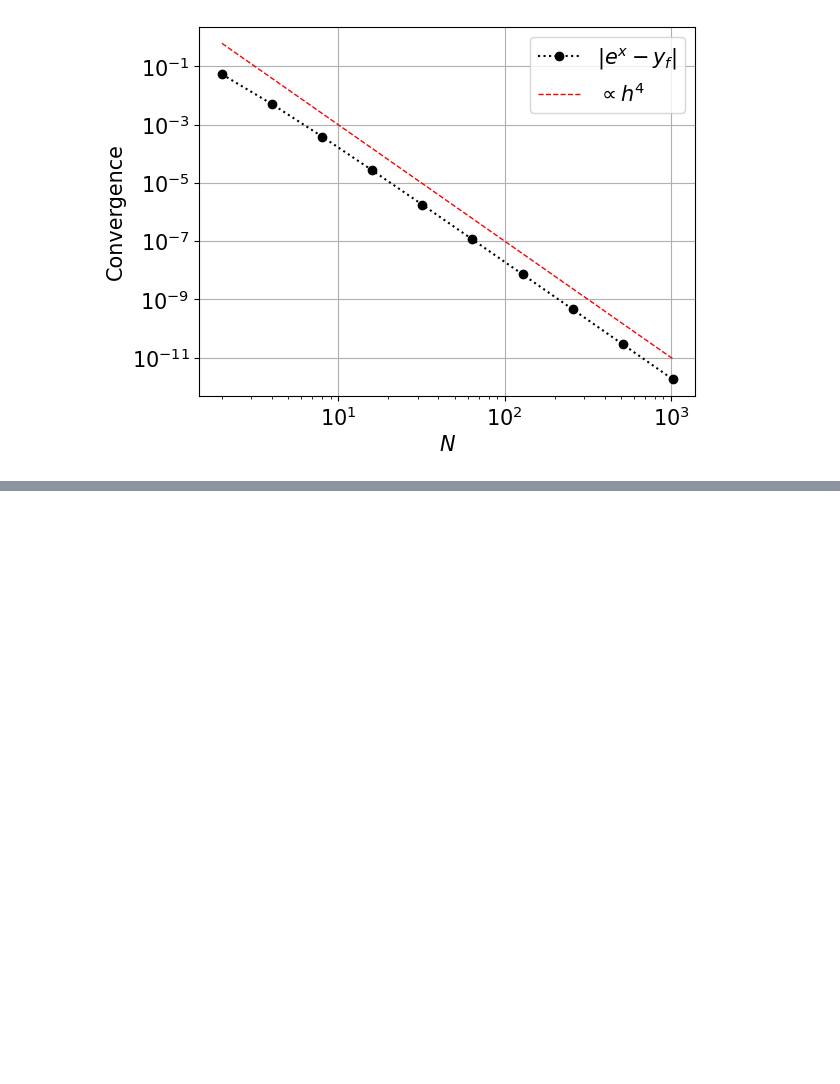
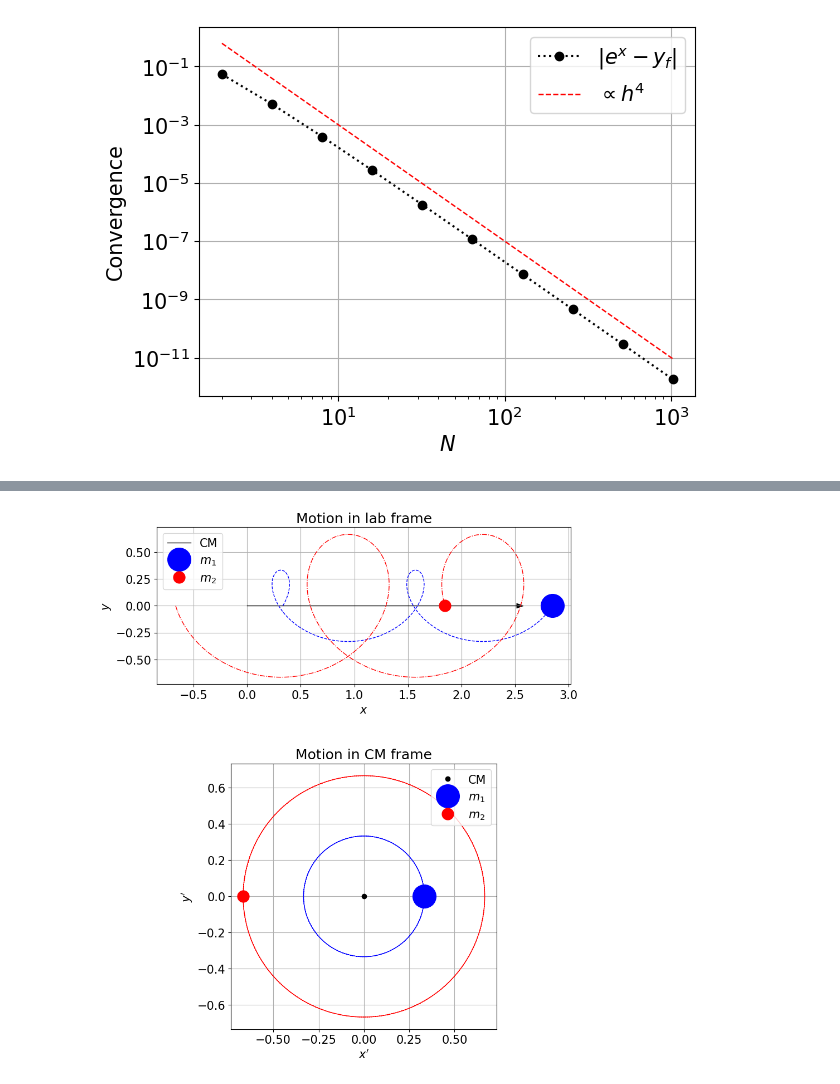
Before and after one commit to La-Folia/Numerical-Analysis, a Jupyter notebook: Integration_of_ODEs/Predictor_corrector_Method.ipynb, the cells around one changed output, grey strips where cells are left out. Cells and saved outputs as stored; diff of their text form; code cells hidden in the pictures; blank space fills up the shorter version.

```diff
--- a/Integration_of_ODEs/Predictor_corrector_Method.ipynb
+++ b/Integration_of_ODEs/Predictor_corrector_Method.ipynb
@@ -430,0 +537,92 @@ plt.show()
+# %%
+# constants
+k, mu, L = 1, 1, 1
+m1, m2   = 3, 3/2
+R0, r0   = 0, 1
+V0, v0   = 0.2, L/(mu*r0)
+
+# initial values; a pair of x, y components
+RR_0 = np.array([0, 0])
+VV_0 = np.array([V0, 0])
+rr_0 = np.array([r0, 0])
+vv_0 = np.array([0, v0])
+
+xx1_0 = RR_0 + m2/(m1 + m2)*rr_0
+xx2_0 = RR_0 - m1/(m1 + m2)*rr_0
+
+vv1_0 = VV_0 + m2/(m1 + m2)*vv_0
+vv2_0 = VV_0 - m1/(m1 + m2)*vv_0
+
+# Y_init = [
+#     [ x1_0,  y1_0],
+#     [ x2_0,  y2_0],
+#     [vx1_0, vy1_0],
+#     [vx2_0, vy2_0]
+# ]
+Y_init = np.array([xx1_0, xx2_0, vv1_0, vv2_0])
+
+# derivatives
+def F(t, Y):
+    """
+    F = [
+        [d x1/dt, d y1/dt],
+        [d x2/dt, d y2/dt],
+        [dvx1/dt, dvy1/dt],
+        [dvx2/dt, dvy2/dt],
+    ]
+    """
+    xx1, xx2, vv1, vv2 = Y
+    r_squared = sum((xx1 - xx2)**2)
+    F12 = -k/r_squared**1.5 * (xx1 - xx2)
+    F21 = -F12
+    return np.array([vv1, vv2, F12/m1, F21/m2])
+
+# solve ode
+t      = np.linspace(0, 4*np.pi, 361)
+result = rk4_ode(F, Y_init, t)
+
+# unpack result
+xx1, xx2, vv1, vv2 = map(np.array, zip(*result))
+
+RR = (m1*xx1 + m2*xx2)/(m1 + m2)
+VV = (m1*vv1 + m2*vv2)/(m1 + m2)
+
+rr = xx1 - xx2
+vv = vv1 - vv2
+
+XX1 = xx1 - RR # position of m_1 in CM frame
+XX2 = xx2 - RR # position of m_2 in CM frame
+
+# drawing
+plt.figure(figsize=[9, 11])
+
+plt.subplot(2, 1, 1).set_aspect("equal")
+plt.plot(*zip(*RR ), "-k", lw=1, label="CM")
+plt.arrow(*RR[-2, :], *(RR[-1, :] - RR[-2, :]), color="k",
+          shape='full', lw=0, length_includes_head=False, head_width=.05)
+plt.plot(*zip(*xx1), '--b', lw=1)
+plt.plot(*xx1[-1, :], 'ob', ms=10*m1, label="$m_1$")
+plt.plot(*zip(*xx2), '-.r', lw=1)
+plt.plot(*xx2[-1, :], 'or', ms=10*m2, label="$m_2$")
+plt.legend()
+plt.grid()
+plt.xlabel("$x$")
+plt.ylabel("$y$")
+plt.title("Motion in lab frame")
+
+plt.subplot(2, 1, 2).set_aspect("equal")
+plt.plot([0], [0], 'ok', label="CM")
+plt.plot(*zip(*XX1), '--b', lw=1)
+plt.plot(*XX1[-1, :], 'ob', ms=10*m1, label="$m_1$")
+plt.plot(*zip(*XX2), '-.r', lw=1)
+plt.plot(*XX2[-1, :], 'or', ms=10*m2, label="$m_2$")
+plt.legend(loc="upper right")
+plt.grid()
+plt.xlabel("$x'$")
+plt.ylabel("$y'$")
+plt.title("Motion in CM frame")
+
+plt.tight_layout()
+plt.show()
+# %% [output]
+[figure, added]
```
Also changed, not shown: parts of 8 cells of this notebook.
